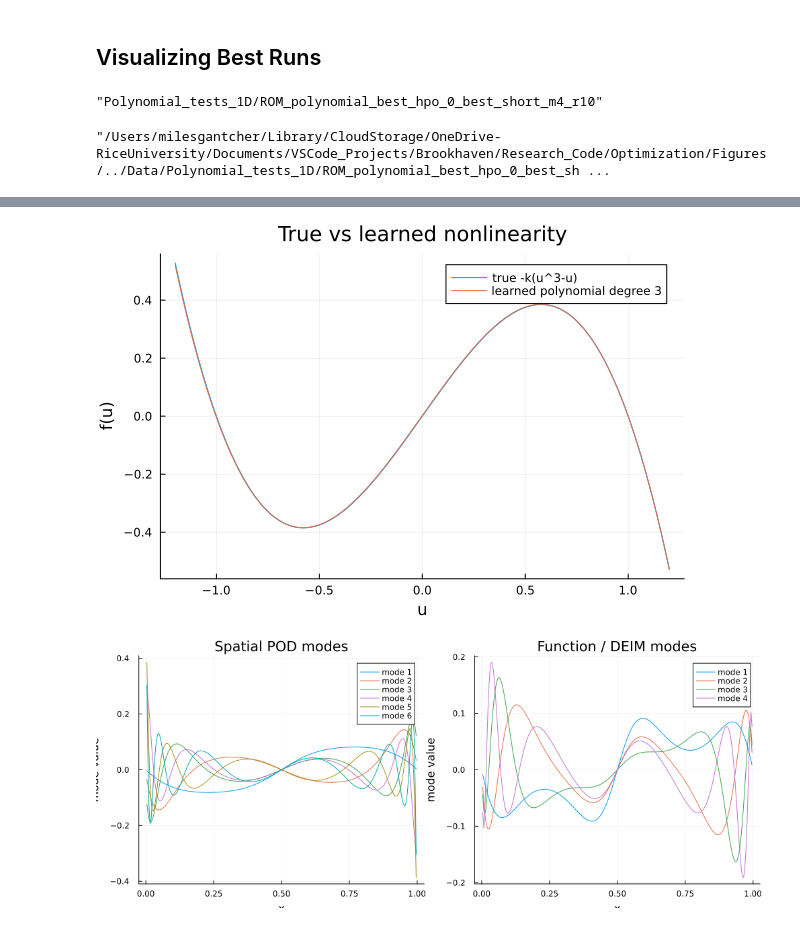
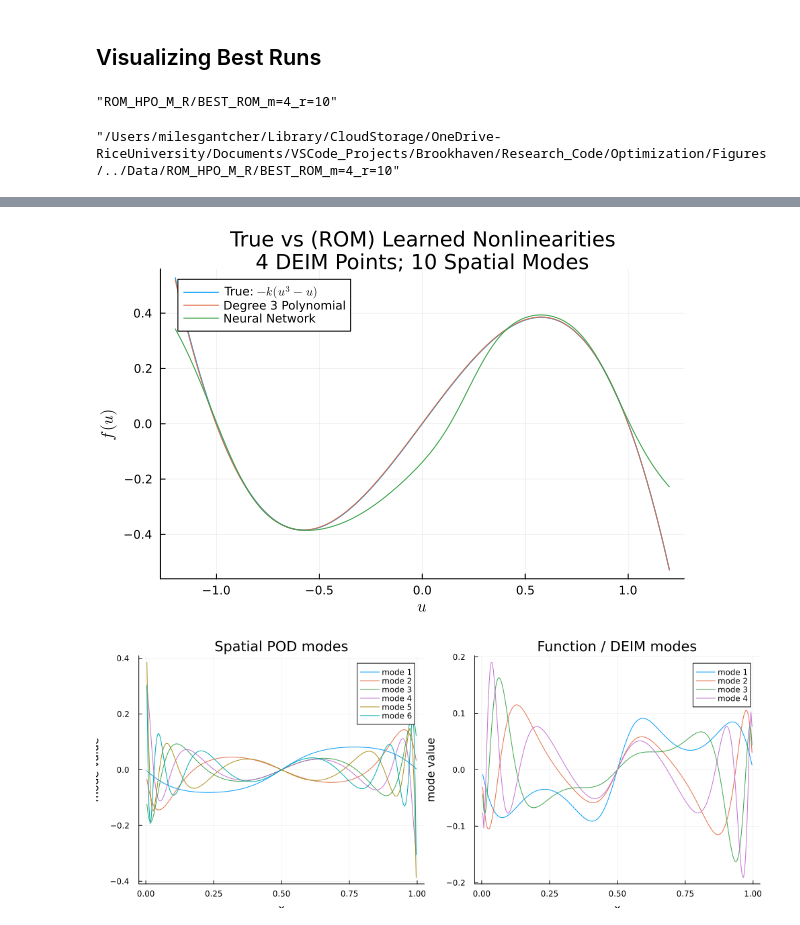
Before and after one commit to milesmg/SysID-on-ROMs, a Jupyter notebook: Research_Code/Optimization/Figures/ROM_hpo_visualization_1D.ipynb, the cells around one changed output, grey strips where cells are left out. Saved outputs shown, nothing was run; the diff lists cells and outputs as text; code cells hidden in the pictures.

Commit message:
I'm not totally sure what I did; mainly small edits to visualizations tooling

```diff
--- a/Research_Code/Optimization/Figures/ROM_hpo_visualization_1D.ipynb
+++ b/Research_Code/Optimization/Figures/ROM_hpo_visualization_1D.ipynb
@@ -13,14 +13,16 @@
 # Polynomial: Polynomial_tests_1D/ROM_polynomial_best_hpo_0_best_short_m4_r10
 
 dir_path_name = "Polynomial_tests_1D/ROM_polynomial_best_hpo_0_best_short_m4_r10"
+dir_path_name_2= "ROM_HPO_M_R/BEST_ROM_m=4_r=10"
 # %% [output]
-"Polynomial_tests_1D/ROM_polynomial_best_hpo_0_best_short_m4_r10"
+"ROM_HPO_M_R/BEST_ROM_m=4_r=10"
 # %%
 include(joinpath(@__DIR__, "..", "..", "src", "Visualizations", "optimization_metadata_visualizations.jl"))
 include(joinpath(@__DIR__, "..", "..", "src", "Visualizations", "optimization_visualizations.jl"))
 run_dir = joinpath(@__DIR__, "..", "Data", dir_path_name)
+run_dir_2 = joinpath(@__DIR__, "..", "Data", dir_path_name_2)
 # %% [output]
-"/Users/milesgantcher/Library/CloudStorage/OneDrive-RiceUniversity/Documents/VSCode_Projects/Brookhaven/Research_Code/Optimization/Figures/../Data/Polynomial_tests_1D/ROM_polynomial_best_hpo_0_best_sh ...
+"/Users/milesgantcher/Library/CloudStorage/OneDrive-RiceUniversity/Documents/VSCode_Projects/Brookhaven/Research_Code/Optimization/Figures/../Data/ROM_HPO_M_R/BEST_ROM_m=4_r=10"
 # %%
 visualize_ROM_metadata(run_dir)
 # %% [output]
@@ -48,9 +56,18 @@ visualize_ROM_trajectories(run_dir; max_frames=120, fps=15)
 └ @ Plots /Users/milesgantcher/.julia/packages/Plots/GIume/src/animation.jl:156
 [interactive output not drawn]
 # %%
-visualize_ROM_learned_function(run_dir)
+p = plot_learned_function(
+    [run_dir, run_dir_2];
+    labels=["Degree 3 Polynomial", "Neural Network"],
+    title="True vs (ROM) Learned Nonlinearities\n4 DEIM Points; 10 Spatial Modes",
+)
+
+plot!(p; legend=:topleft)
+
+savefig(p, joinpath(@__DIR__, "../../../Untracked/talks_papers_and_figures/Plots_for_Dr_Urban_07_10_2026/learned_nonlinearities_polynomial_NN_1D_tanh_m4_r10.png"))
+p
 # %% [output]
-[figure, old version]
+[figure, new version]
 # %%
 visualize_ROM_modes(run_dir)
 # %% [output]
```
Also changed, not shown: parts of 1 cell of this notebook, 13 other files.
